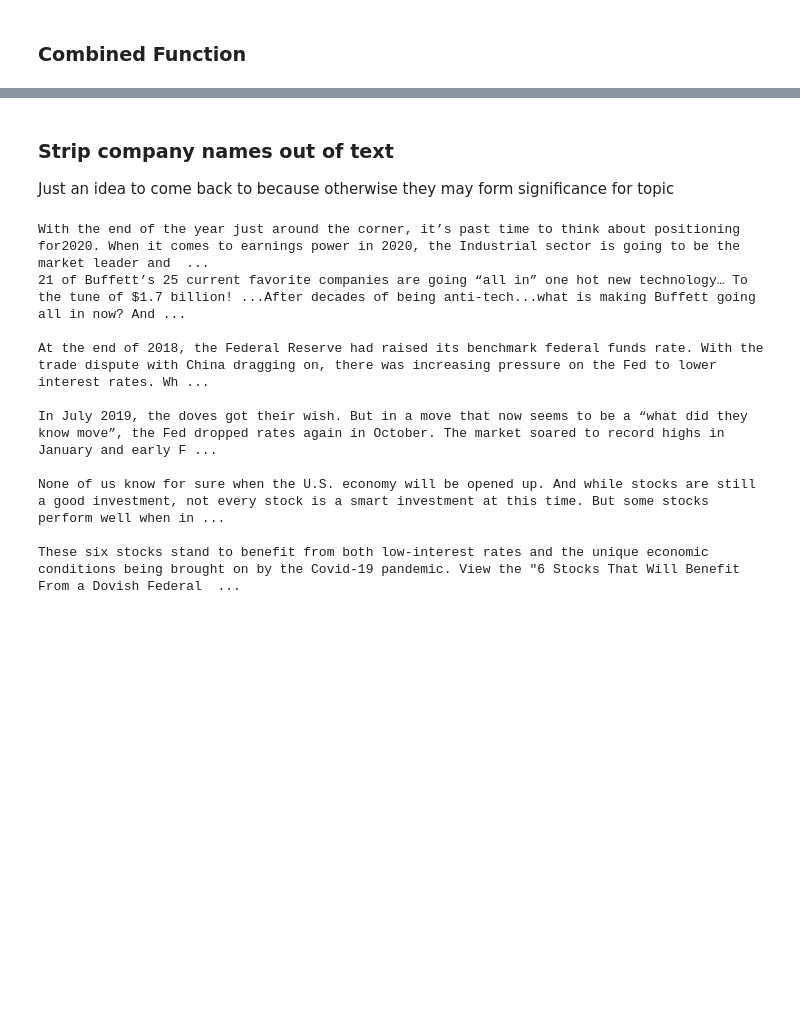
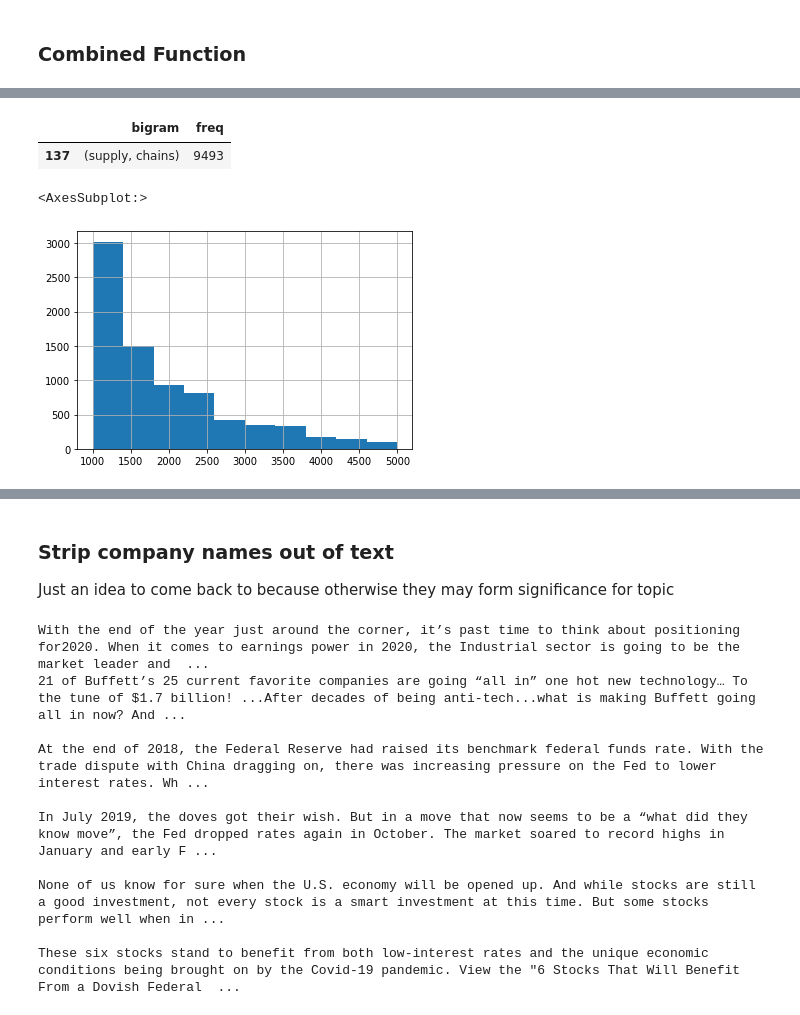
Before and after one commit to TraceyEtheridge/Thesis, a Jupyter notebook: Data_Preprocessing.ipynb, the cells around one changed output, grey strips where cells are left out. Saved outputs shown, nothing was run; the diff lists cells and outputs as text; code cells hidden in the pictures; blank space fills up the shorter version.

Commit message:
add bigram proc

```diff
--- a/Data_Preprocessing.ipynb
+++ b/Data_Preprocessing.ipynb
@@ -42,6 +95,0 @@ no. of articles:  368119
-# %%
-# Drop articles with annual report as title
-num_articles_pre_drop = len(df)
-df = df[~df['title'].str.contains("Annual Report", na=False)].reset_index(drop=True)
-print('no. articles dropped: ', num_articles_pre_drop - len(df))
-print('no. of articles: ', len(df))
@@ -246,4 +317,10 @@ def data_preprocessing(df):
 # %%
-# ~ 1 hour to run
-df_processed = data_preprocessing(df)
-df_processed.to_pickle('./Data/df_processed.pickle')
+complete_preprocessing = False
+
+if complete_preprocessing:
+    # ~ 30 mins to run
+    df_processed = drop_articles(df)
+    df_processed = data_preprocessing(df_processed)
+    df_processed.to_pickle('./data/df_processed.pickle')
+else:
+    df_processed = pd.read_pickle('./data/df_processed.pickle')
@@ -267,0 +439,22 @@ df_processed.to_pickle('./Data/df_processed.pickle')
+# %%
+complete_preprocessing = True
+
+if complete_preprocessing:
+    # ~ 1 hours to run
+    df_processed = pd.read_pickle('./data/df_processed.pickle')
+    bigrams, df_processed_bigrams, df_bigrams_freq = create_bigrams(df_processed)
+    df_processed_bigrams.to_pickle('./data/df_processed_bigrams.pickle')
+
+    df_bigrams = pd.DataFrame(bigrams, columns=['bigram_w1', 'bigram_w2'])
+    df_bigrams['freq'] = ''
+    for idx in range(len(df_bigrams)):
+        bigram_check = (df_bigrams['bigram_w1'][idx], df_bigrams['bigram_w2'][idx])
+        freq = df_bigrams_freq[df_bigrams_freq['bigram'] == bigram_check]['freq'].values[0]
+        df_bigrams.loc[idx, 'freq'] = freq
+    df_bigrams.to_csv('./data/bigrams.csv', index=False)
+    df_bigrams_freq.to_csv('./data/df_bigrams_freq.csv', index=False)
+
+else:
+    df_processed_bigrams = pd.read_pickle('./data/df_processed_bigrams.pickle')
+    df_bigrams = pd.read_csv('./data/bigrams.csv')
+    df_bigrams_freq = pd.read_csv('./data/df_bigrams_freq.csv')
@@ -267,0 +480,11 @@ df_processed.to_pickle('./Data/df_processed.pickle')
+# %%
+df_bigrams_freq[df_bigrams_freq['bigram'] == ('supply', 'chains')]
+# %% [output]
+|  | bigram | freq |
+| 137 | (supply, chains) | 9493 |
+# %%
+#df_bigrams_freq['freq'].hist()
+df_bigrams_freq[df_bigrams_freq['freq'] < 5000]['freq'].hist()
+# %% [output]
+<AxesSubplot:>
+[figure, added]
```
Also changed, not shown: parts of 41 cells of this notebook.
